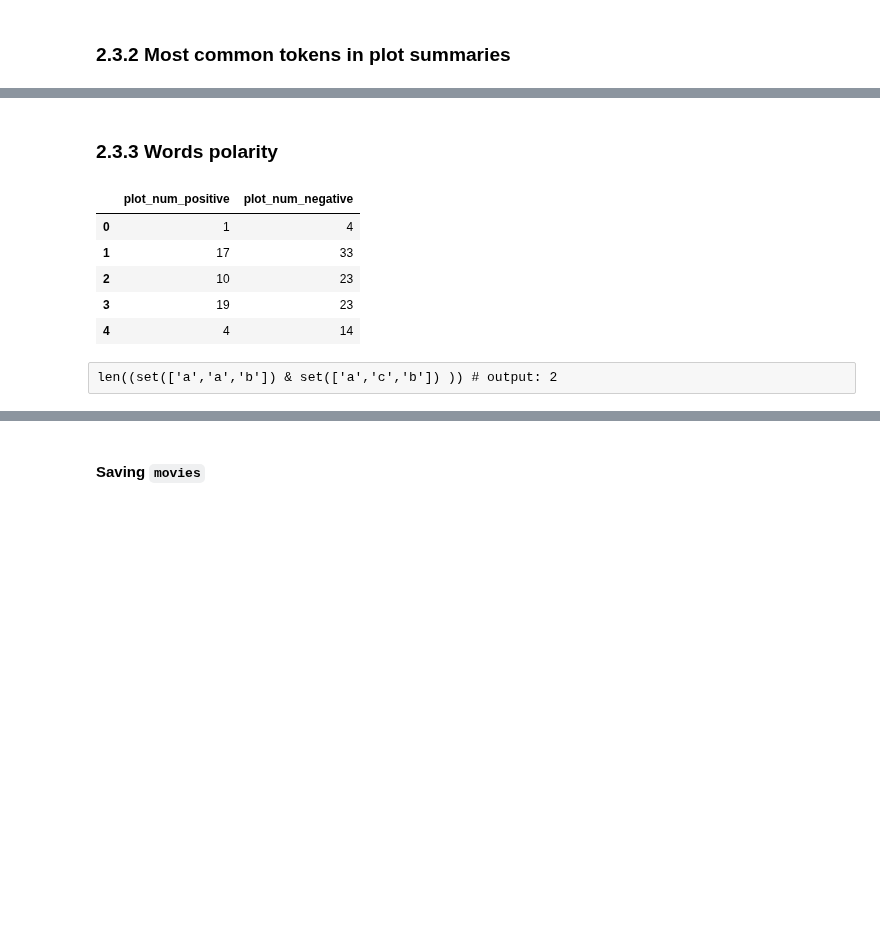
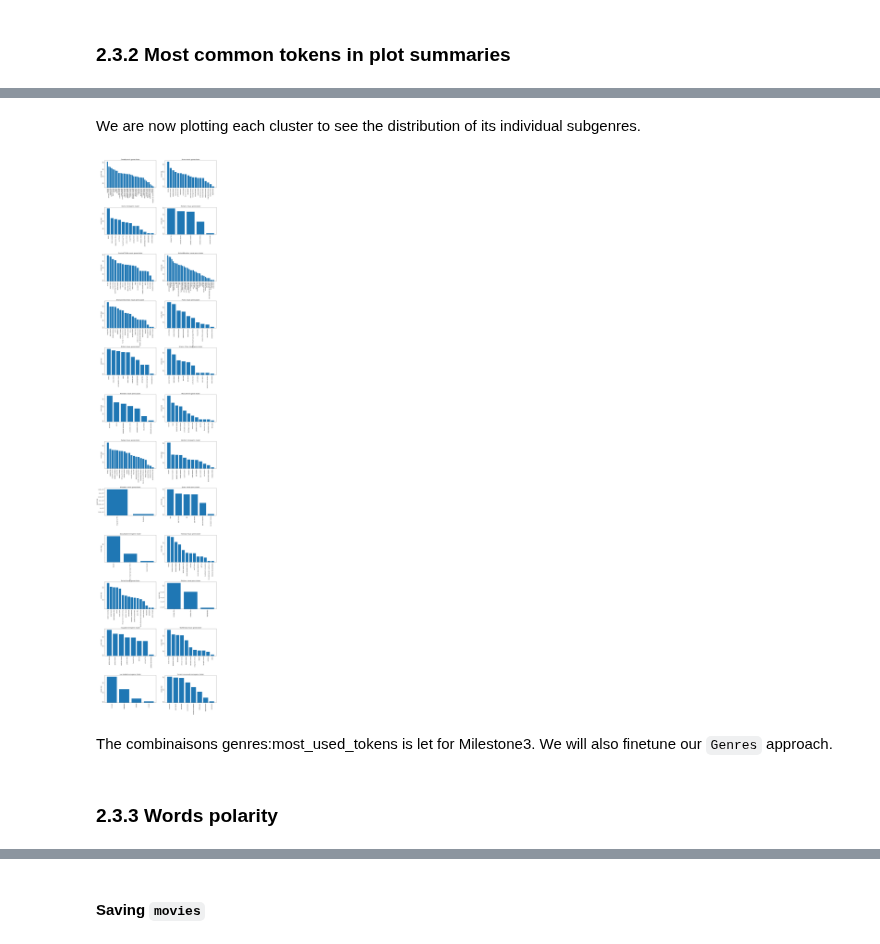
Before and after one commit to salome-baup/ada-2022-project-adaccord, a Jupyter notebook: Milestone2.ipynb, the cells around one changed output, grey strips where cells are left out. Drawn from its saved outputs; the diff is of its cells as text; code cells hidden in the pictures; blank space fills up the shorter version.

```diff
--- a/Milestone2.ipynb
+++ b/Milestone2.ipynb
@@ -921,2 +1028,44 @@ Name: plot_top_ten_tokens, dtype: object
+# %%
+def plot_clusters(ix, iy, group, counts, title):
+  axs[ix, iy].bar(group, counts, log=True)
+  axs[ix, iy].tick_params(labelrotation=90)
+  axs[ix, iy].set_ylabel('counts (log)')
+  axs[ix, iy].set_title(title+' movie genre cluster')
+# %% [markdown]
+We are now plotting each cluster to see the distribution of its individual subgenres.
+# %%
+fig, axs = plt.subplots(12, 2, figsize = (15,70))
+fig.tight_layout(h_pad=16, w_pad=5)
+
+plot_clusters(0,0, group_comedy, numbers_comedy, 'Comedy')
+plot_clusters(0,1, group_drama, numbers_drama, 'Drama')
+plot_clusters(1,0, group_horror, numbers_horror, 'Horror')
+plot_clusters(1,1, group_romance, numbers_romance, 'Romance')
+plot_clusters(2,0, group_criminal, numbers_criminal, 'Criminal/Thriller')
+plot_clusters(2,1, group_action_adv, numbers_action_adv, 'Action/Adventure')
+plot_clusters(3,0, group_entert_hobb, numbers_entert_hobb, 'Entertainment/Hobby')
+plot_clusters(3,1, group_fiction, numbers_fiction, 'Fiction')
+plot_clusters(4,0, group_erotism, numbers_erotism, 'Erotism')
+plot_clusters(4,1, group_scifi, numbers_scifi, 'Science Fiction')
+plot_clusters(5,0, group_animation, numbers_animation, 'Animation')
+plot_clusters(5,1, group_musical, numbers_musical, 'Musical')
+plot_clusters(6,0, group_fantasy, numbers_fantasy, 'Fantasy')
+plot_clusters(6,1, group_western, numbers_western, 'Western')
+plot_clusters(7,0, group_biography, numbers_biography, 'Biography')
+plot_clusters(7,1, group_queer, numbers_queer, 'Queer')
+plot_clusters(8,0, group_apocalypse, numbers_apocalypse, 'Apocalypse')
+plot_clusters(8,1, group_history, numbers_hystory, 'Historical')
+plot_clusters(9,0, group_society, numbers_society, 'Societal')
+plot_clusters(9,1, group_religion, numbers_religion, 'Religious')
+plot_clusters(10,0, group_engaged, numbers_engaged, 'Engaged')
+plot_clusters(10,1, group_world, numbers_world, 'World region')
+plot_clusters(11,0, group_lowbud, numbers_lowbud, 'Low budget')
+plot_clusters(11,1, group_ism, numbers_ism, 'Current, movement')
+
+plt.show()
+# %% [output]
+[figure, added]
+# %% [markdown]
+The combinaisons genres:most_used_tokens is let for Milestone3. We will also finetune our `Genres` approach.
 # %% [markdown]
 ### 2.3.3 Words polarity <a id='2.3.3'></a>
@@ -930,14 +1071,0 @@ def parse_str(s):
-# %%
-plot_summaries['plot_num_positive']= plot_summaries.Plot.apply(lambda x : len(set(parse_str(positive_txt)) & set(RegexpTokenizer(r'\w+').tokenize(x.lower()))))
-plot_summaries['plot_num_negative']= plot_summaries.Plot.apply(lambda x : len(set(parse_str(negative_txt)) & set(RegexpTokenizer(r'\w+').tokenize(x.lower()))))
-
-plot_summaries[['plot_num_positive','plot_num_negative']].head()
-# %% [output]
-|  | plot_num_positive | plot_num_negative |
-| 0 | 1 | 4 |
-| 1 | 17 | 33 |
-| 2 | 10 | 23 |
-| 3 | 19 | 23 |
-| 4 | 4 | 14 |
-# %% [raw]
-len((set(['a','a','b']) & set(['a','c','b']) )) # output: 2
```
Also changed, not shown: parts of 96 cells of this notebook.
